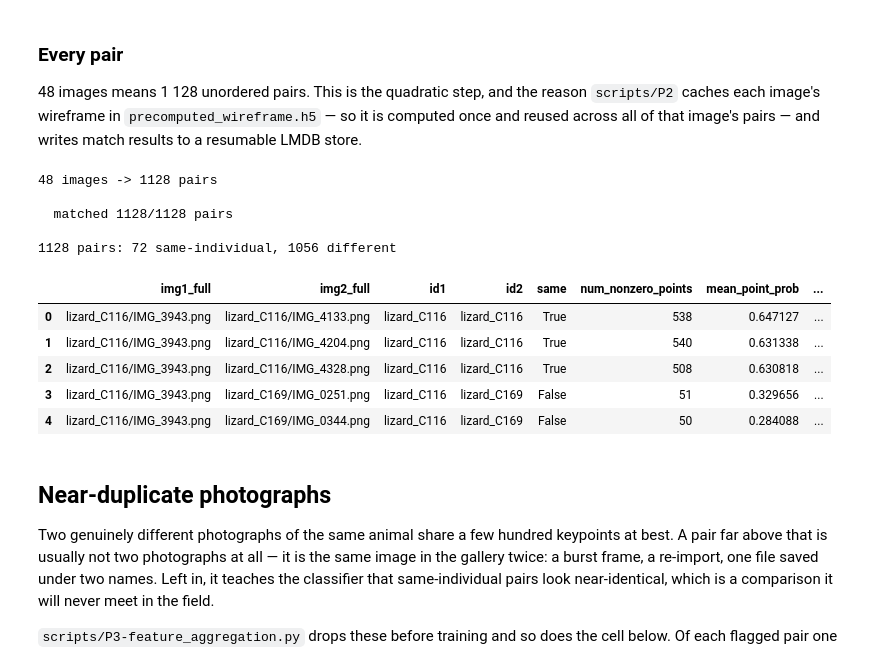
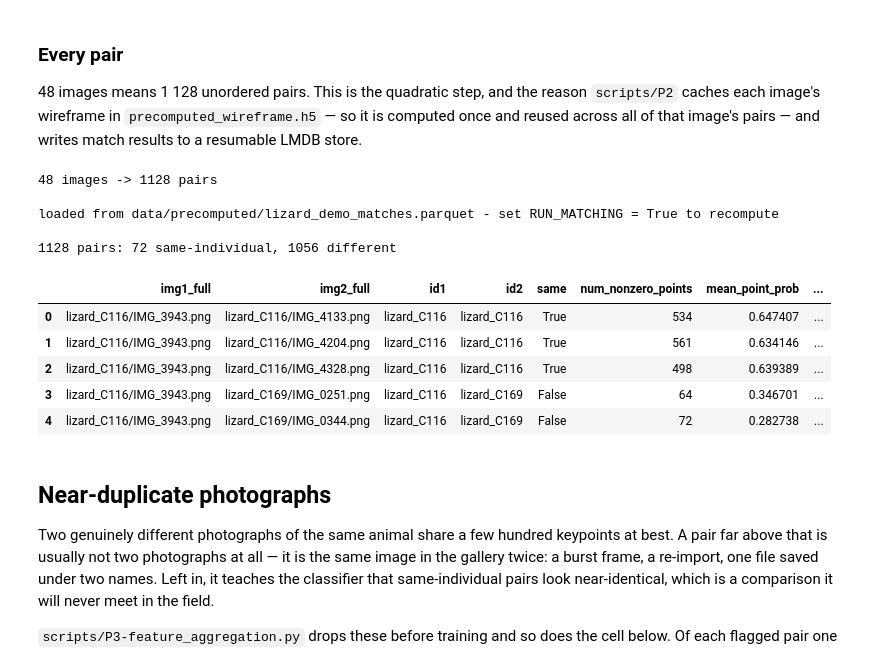
Before and after one commit to RoberAlcaraz/ReMatch, a Jupyter notebook: demo-1-training.ipynb, the cells around one changed output. Drawn from its saved outputs; the diff is of its cells as text; code cells hidden in the pictures.

```diff
--- a/demo-1-training.ipynb
+++ b/demo-1-training.ipynb
@@ -63,6 +65,12 @@ D.set_seed(0)
 # trained on whatever this produces.
 D.ENHANCE_CONTRAST = True
 
+# Matching every pair is the slow step: 1 128 pairs, about a quarter of an hour
+# on a CPU. False loads the table bundled in data/precomputed/ instead - made by
+# the same code (scripts/make_demo_matches.py). True recomputes it here.
+RUN_MATCHING = False
+PRECOMPUTED  = Path("data/precomputed/lizard_demo_matches.parquet")
+
 DEVICE  = D.device()          # CUDA if available, else CPU
 PATTERN = Path(params.PATTERN_IMAGES_FOLDER)      # data/images-pattern
 RESULTS = Path(params.RESULTS_FOLDER)             # results
@@ -171,24 +179,28 @@ results to a resumable LMDB store.
 # %%
 labelled = [(ind, p) for ind in individuals for p in D.list_images(PATTERN / ind)]
 print(f"{len(labelled)} images -> {len(labelled)*(len(labelled)-1)//2} pairs\n")
 
-matches = D.all_pairs_table(pipeline, labelled, DEVICE)
+matches = None if RUN_MATCHING else D.load_precomputed(PRECOMPUTED, labelled)
+if matches is None:
+    matches = D.all_pairs_table(pipeline, labelled, DEVICE)
+else:
+    print(f"loaded from {PRECOMPUTED} - set RUN_MATCHING = True to recompute")
 
 print(f"\n{len(matches)} pairs: {matches['same'].sum()} same-individual, "
       f"{(~matches['same']).sum()} different")
 matches.head()
 # %% [output]
 48 images -> 1128 pairs
 
-  matched 1128/1128 pairs
+loaded from data/precomputed/lizard_demo_matches.parquet - set RUN_MATCHING = True to recompute
 
 1128 pairs: 72 same-individual, 1056 different
 |  | img1_full | img2_full | id1 | id2 | same | num_nonzero_points | mean_point_prob | ... |
-| 0 | lizard_C116/IMG_3943.png | lizard_C116/IMG_4133.png | lizard_C116 | lizard_C116 | True | 538 | 0.647127 | ... |
-| 1 | lizard_C116/IMG_3943.png | lizard_C116/IMG_4204.png | lizard_C116 | lizard_C116 | True | 540 | 0.631338 | ... |
-| 2 | lizard_C116/IMG_3943.png | lizard_C116/IMG_4328.png | lizard_C116 | lizard_C116 | True | 508 | 0.630818 | ... |
-| 3 | lizard_C116/IMG_3943.png | lizard_C169/IMG_0251.png | lizard_C116 | lizard_C169 | False | 51 | 0.329656 | ... |
-| 4 | lizard_C116/IMG_3943.png | lizard_C169/IMG_0344.png | lizard_C116 | lizard_C169 | False | 50 | 0.284088 | ... |
+| 0 | lizard_C116/IMG_3943.png | lizard_C116/IMG_4133.png | lizard_C116 | lizard_C116 | True | 534 | 0.647407 | ... |
+| 1 | lizard_C116/IMG_3943.png | lizard_C116/IMG_4204.png | lizard_C116 | lizard_C116 | True | 561 | 0.634146 | ... |
+| 2 | lizard_C116/IMG_3943.png | lizard_C116/IMG_4328.png | lizard_C116 | lizard_C116 | True | 498 | 0.639389 | ... |
+| 3 | lizard_C116/IMG_3943.png | lizard_C169/IMG_0251.png | lizard_C116 | lizard_C169 | False | 64 | 0.346701 | ... |
+| 4 | lizard_C116/IMG_3943.png | lizard_C169/IMG_0344.png | lizard_C116 | lizard_C169 | False | 72 | 0.282738 | ... |
 # %% [markdown]
 ## Near-duplicate photographs
 
```
Also changed, not shown: parts of 9 cells of this notebook, 11 other files.
